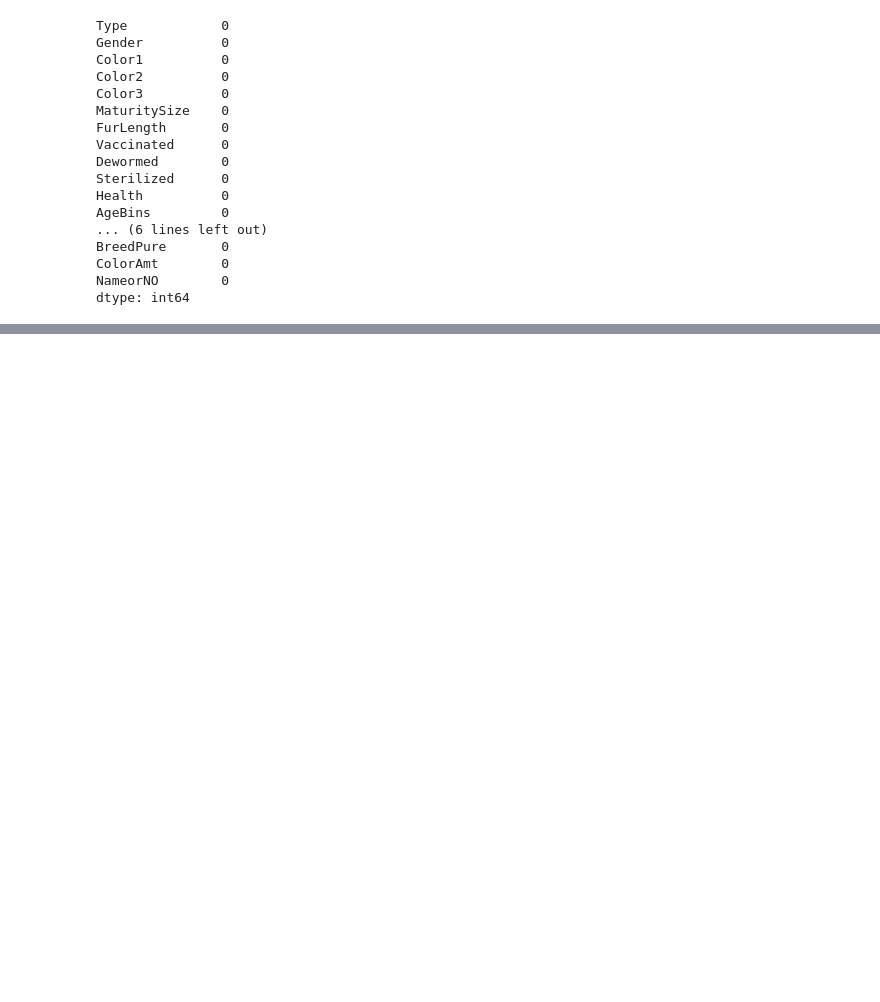
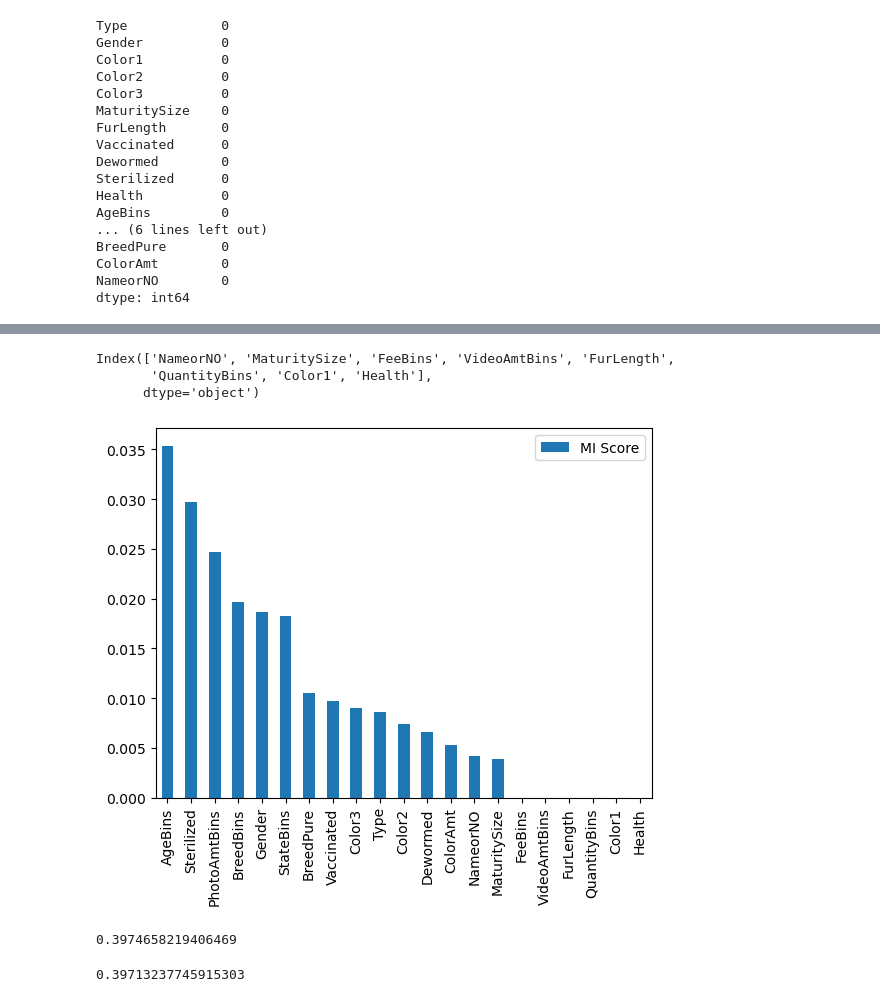
Before and after one commit to lshaoqin/aichallenge, a Jupyter notebook: eda.ipynb, the cells around one changed output, grey strips where cells are left out. Saved outputs shown, nothing was run; the diff lists cells and outputs as text; code cells hidden in the pictures; blank space fills up the shorter version.

```diff
--- a/eda.ipynb
+++ b/eda.ipynb
@@ -192,0 +243,79 @@ print(feature_scores)
+# %%
+# Only two columns were dropped, let's see if we can reduce the number of columns by considering mutual information gain as well
+# Jason Brownlee: "Mutual information is calculated between two variables and measures the reduction in uncertainty for one variable given a known value of the other variable."
+
+from sklearn.feature_selection import SelectKBest
+from sklearn.feature_selection import mutual_info_classif
+
+fs = SelectKBest(score_func=mutual_info_classif, k='all')
+fs.fit(x_ordinal, y_train)
+
+# Create a DataFrame of the scores
+mi_scores = pd.DataFrame(fs.scores_, index=x.columns, columns=['MI Score'])
+mi_scores.sort_values(by='MI Score', ascending=False, inplace=True)
+
+# Plot the scores
+mi_scores.plot.bar()
+
+# We can try eliminating columns with mutual information score less than 0.005
+to_drop = mi_scores.index[mi_scores['MI Score'] < 0.005]
+print(to_drop)
+# %% [output]
+Index(['NameorNO', 'MaturitySize', 'FeeBins', 'VideoAmtBins', 'FurLength',
+       'QuantityBins', 'Color1', 'Health'],
+      dtype='object')
+[figure, added]
+# %%
+# Let's test the performances of feature selected datasets with logistic regression
+from sklearn.linear_model import LogisticRegression
+from sklearn.metrics import accuracy_score
+
+# First, test with the entire dataset
+
+# Hot encode the data because logistic regression assumes that the data is continuous
+from sklearn.preprocessing import OneHotEncoder
+
+x_hot_train = x_train.copy()
+ohe = OneHotEncoder()
+x_hot_train = ohe.fit_transform(x_hot_train)
+
+x_hot_test = x_test.copy()
+x_hot_test = ohe.transform(x_hot_test)
+
+# Train the model
+model = LogisticRegression(max_iter=1000)
+model.fit(x_hot_train, y_train)
+
+# Make predictions
+y_pred = model.predict(x_hot_test)
+
+# Evaluate the model
+accuracy = accuracy_score(y_test, y_pred)
+print(accuracy)
+# %% [output]
+0.3974658219406469
+# %%
+# Now, test with the feature selected dataset from the chi-squared test
+x_train_chi = x_train.drop(['NameorNO', 'ColorAmt'], axis=1)
+x_test_chi = x_test.drop(['NameorNO', 'ColorAmt'], axis=1)
+
+x_hot_train_chi = x_train_chi.copy()
+x_hot_train_chi = ohe.fit_transform(x_hot_train_chi)
+
+x_hot_test_chi = x_test_chi.copy()
+x_hot_test_chi = ohe.transform(x_hot_test_chi)
+
+# Train the model
+model = LogisticRegression(max_iter=1000)
+model.fit(x_hot_train_chi, y_train)
+
+# Make predictions
+y_pred = model.predict(x_hot_test_chi)
+
+# Evaluate the model
+accuracy = accuracy_score(y_test, y_pred)
+print(accuracy)
+
+# Very similar performance
+# %% [output]
+0.39713237745915303
```
Also changed, not shown: parts of 9 cells of this notebook.
